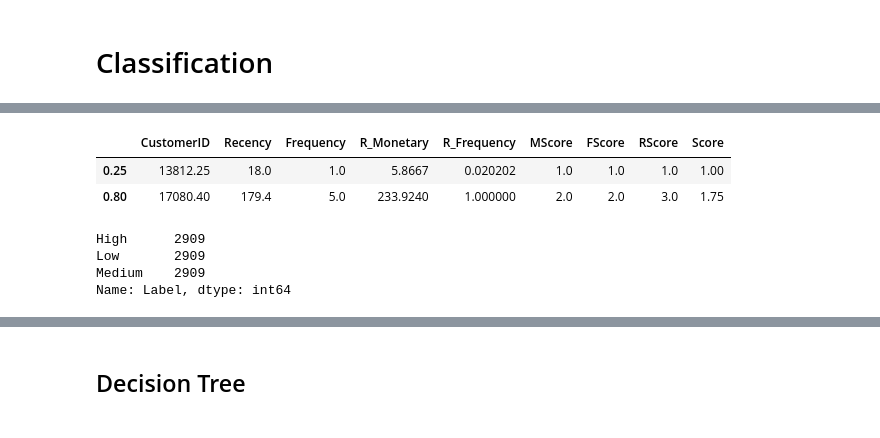
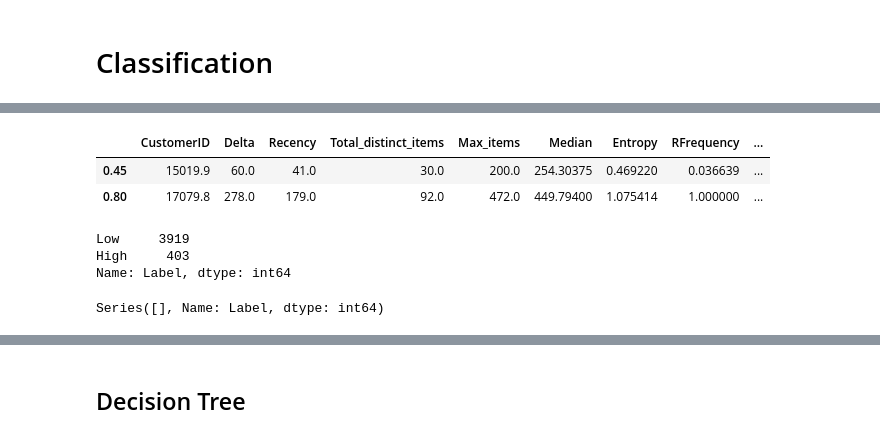
Before and after one commit to michelezoncheddu/data-mining-project, a Jupyter notebook: 3_Classification.ipynb, the cells around one changed output, grey strips where cells are left out. Drawn from its saved outputs; the diff is of its cells as text; code cells hidden in the pictures.

```diff
--- a/3_Classification.ipynb
+++ b/3_Classification.ipynb
@@ -42,3 +22,0 @@ del relative['min']
-# %%
-customer_profile = relative.copy()
-customer_profile.head()
@@ -79,5 +43,5 @@ quantiles_m
 # %%
-ranges_f = [0.3, 0.7]
-quantiles_f = customer_profile.quantile(q=ranges_f)
-quantiles_f
+ranges_d = [0.3, 0.7]
+quantiles_d = customer_profile.quantile(q=ranges_f)
+quantiles_d
 # %% [output]
@@ -101,10 +65,10 @@ def ScoreM(x, data, thresh):
     else:
         return 3
 
-def ScoreF(x, data, thresh):
-    if x <= thresh[data][ranges_f[0]]:
+def ScoreD(x, data, thresh):
+    if x <= thresh[data][ranges_d[0]]:
         return 1
-    elif x <= thresh[data][ranges_f[1]]:
+    elif x <= thresh[data][ranges_d[1]]:
         return 2
     else:
         return 3
@@ -117,11 +81,11 @@ def ScoreR(x, data, thresh):
     else:
         return 1
 # %%
-customer_profile['MScore'] = customer_profile['R_Monetary'].apply(ScoreM, args=('R_Monetary', quantiles_m))
-customer_profile['FScore'] = customer_profile['R_Frequency'].apply(ScoreF, args=('R_Frequency', quantiles_f))
+customer_profile['MScore'] = customer_profile['RMonetary'].apply(ScoreM, args=('RMonetary', quantiles_m))
+customer_profile['DScore'] = customer_profile['Delta'].apply(ScoreD, args=('Delta', quantiles_d))
 customer_profile['RScore'] = customer_profile['Recency'].apply(ScoreR, args=('Recency', quantiles_r))
 customer_profile['Score'] = (0.5 * customer_profile['MScore']
-                            + 0 * customer_profile['FScore']
-                            + 0.25 * customer_profile['RScore'])
-customer_profile.describe()
+                            + 0.5 * customer_profile['DScore']
+                            + 0 * customer_profile['RScore'])
+customer_profile.Score.describe()
 # %% [output]
@@ -137,11 +101,11 @@ customer_profile.describe()
 # %%
-ranges = [0.25, 0.8]
+ranges = [0.45, 0.8]
 quantiles = customer_profile.quantile(q=ranges)
 quantiles
 # %% [output]
-|  | CustomerID | Recency | Frequency | R_Monetary | R_Frequency | MScore | FScore | RScore | Score |
-| 0.25 | 13812.25 | 18.0 | 1.0 | 5.8667 | 0.020202 | 1.0 | 1.0 | 1.0 | 1.00 |
-| 0.80 | 17080.40 | 179.4 | 5.0 | 233.9240 | 1.000000 | 2.0 | 2.0 | 3.0 | 1.75 |
+|  | CustomerID | Delta | Recency | Total_distinct_items | Max_items | Median | Entropy | RFrequency | ... |
+| 0.45 | 15019.9 | 60.0 | 41.0 | 30.0 | 200.0 | 254.30375 | 0.469220 | 0.036639 | ... |
+| 0.80 | 17079.8 | 278.0 | 179.0 | 92.0 | 472.0 | 449.79400 | 1.075414 | 1.000000 | ... |
 # %%
 def Score(x, data, thresh):
     if x <= thresh[data][ranges[0]]:
@@ -154,6 +118,8 @@ def Score(x, data, thresh):
 customer_labeled = customer_profile.copy()
 customer_labeled['Label'] = customer_labeled['Score'].apply(Score, args=('Score', quantiles))
 customer_labeled.head()
+
+print(customer_labeled.Label.value_counts())
 
 df_majority = customer_labeled[customer_labeled.Label=='Medium']
 df_minority = customer_labeled[customer_labeled.Label=='High']
@@ -173,10 +139,10 @@ df_middle_upsampled = resample(df_middle,
 df_upsampled = pd.concat([df_majority, df_minority_upsampled, df_middle_upsampled])
 
 # Display new class counts
-customer_labeled = df_upsampled
-df_upsampled.Label.value_counts()
+#customer_labeled = df_upsampled
+#df_upsampled.Label.value_counts()
 # %% [output]
-High      2909
-Low       2909
-Medium    2909
+Low     3919
+High     403
 Name: Label, dtype: int64
+Series([], Name: Label, dtype: int64)
```
Also changed, not shown: parts of 23 cells of this notebook, 5 other files.
